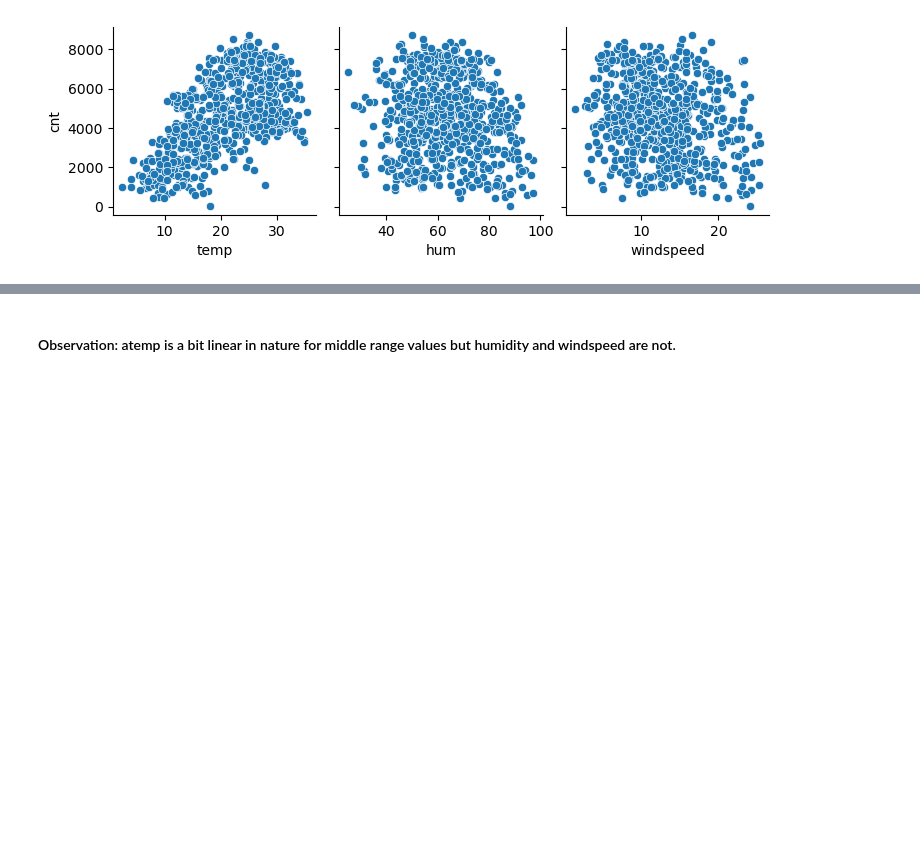
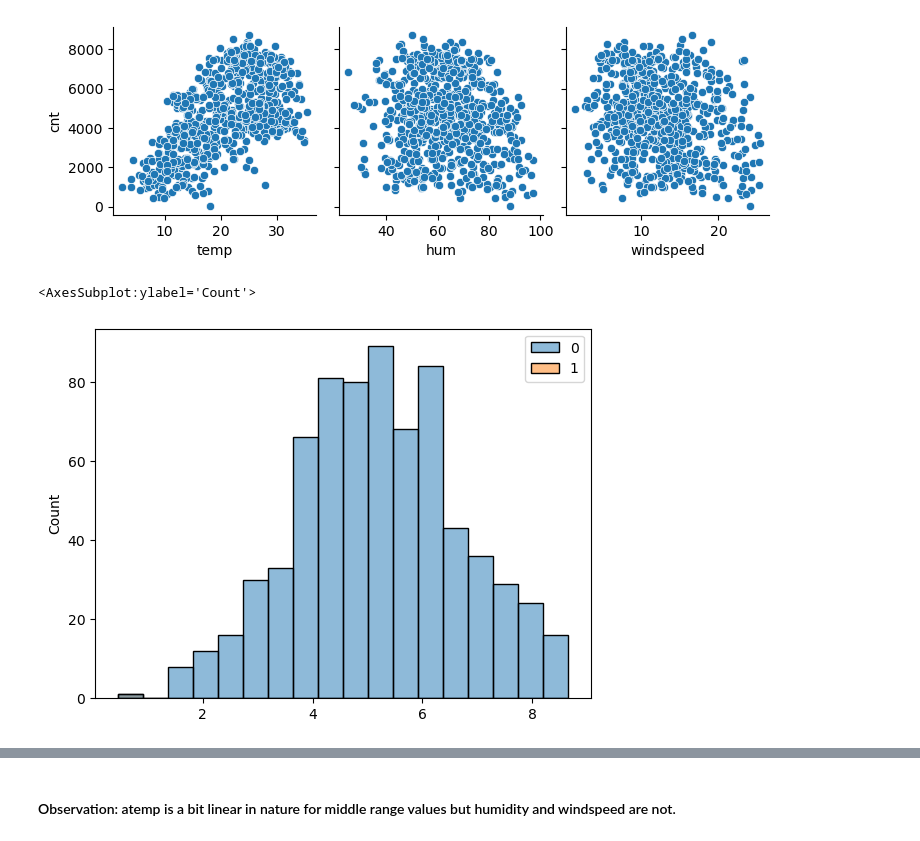
Before and after one commit to abhi-singh-123/bike-sharing-case-study, a Jupyter notebook: Linear_Regression_Assignment.ipynb, the cells around one changed output, grey strips where cells are left out. Saved outputs shown, nothing was run; the diff lists cells and outputs as text; code cells hidden in the pictures; blank space fills up the shorter version.

```diff
--- a/Linear_Regression_Assignment.ipynb
+++ b/Linear_Regression_Assignment.ipynb
@@ -383,3 +385,8 @@ sns.pairplot(data=bike,
 <seaborn.axisgrid.PairGrid at 0x...>
 <Figure size 640x480 with 0 Axes>
 [figure]
+# %%
+sns.histplot(boxcox(bike.windspeed))
+# %% [output]
+<AxesSubplot:ylabel='Count'>
+[figure, added]
```
Also changed, not shown: parts of 47 cells of this notebook.
